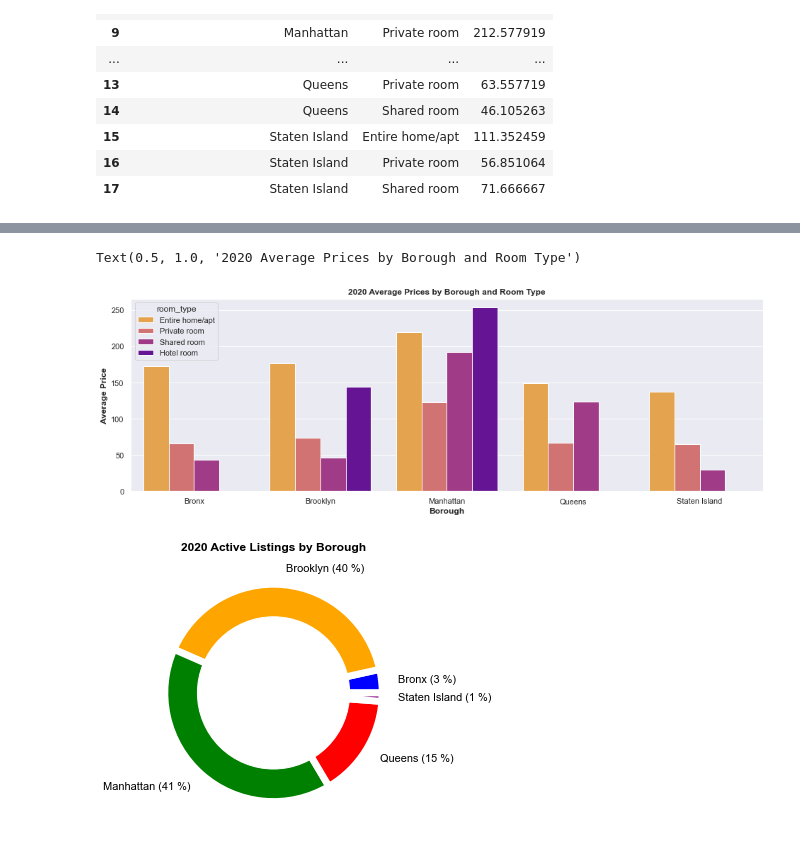
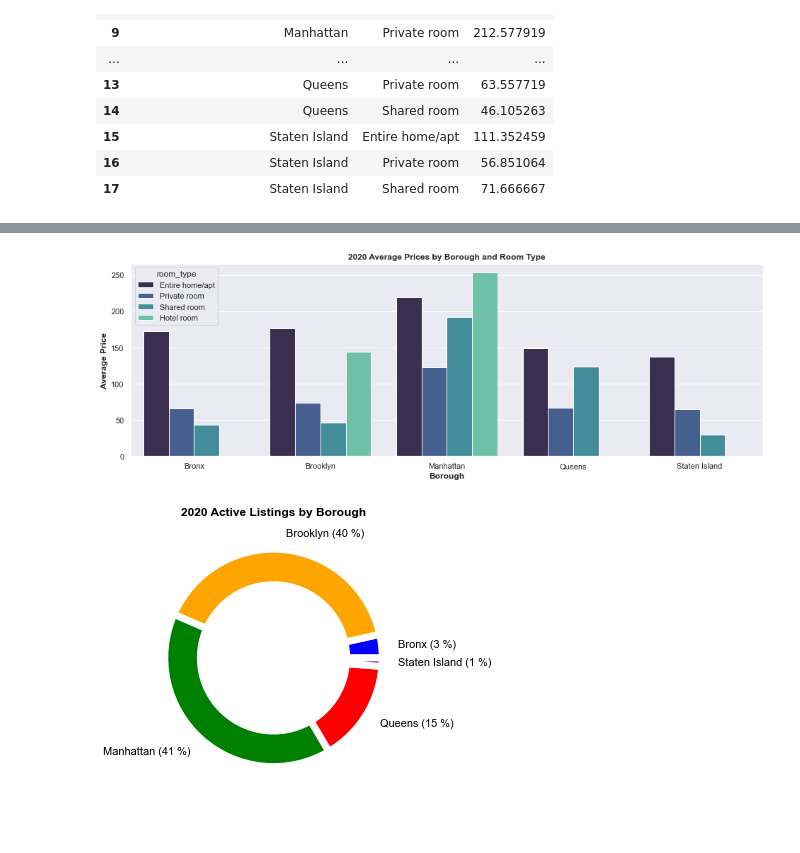
Before and after one commit to jon-ayala/JONATHANAYALA-CAPSTONE2, a Jupyter notebook: nyc-airbnb.ipynb, the cells around one changed output, grey strips where cells are left out. Drawn from its saved outputs; the diff is of its cells as text; code cells hidden in the pictures.

```diff
--- a/nyc-airbnb.ipynb
+++ b/nyc-airbnb.ipynb
@@ -673,13 +673,13 @@ Text(0.5, 1.0, '2020 Total Listings by Borough and Room Type')
 # %%
 sns.set(rc={'figure.figsize': (16, 5)})
 ax = sns.barplot(x = 'neighbourhood_group_cleansed', y = 'price', hue = 'room_type', data = avprices_19,
-                 palette ='plasma_r', ci = False)
+                 palette ='mako', ci = False)
 plt.xlabel('Borough', fontweight='bold')
 plt.ylabel('Average Price', fontweight='bold')
 plt.title('2020 Average Prices by Borough and Room Type', fontweight='bold')
+plt.savefig('20prices_borough_type.png', dpi=100)
 # %% [output]
-Text(0.5, 1.0, '2020 Average Prices by Borough and Room Type')
-[figure, old version]
+[figure, new version]
 # %%
 # So the highest concentrations of listings are in Manhattan and Brooklyn. But those numbers aren't everything!
 # We need to find the best listings of the year, taking into account price, amenities, entertainment, host reviews,
```
Also changed, not shown: parts of 5 cells of this notebook, 12 other files.
